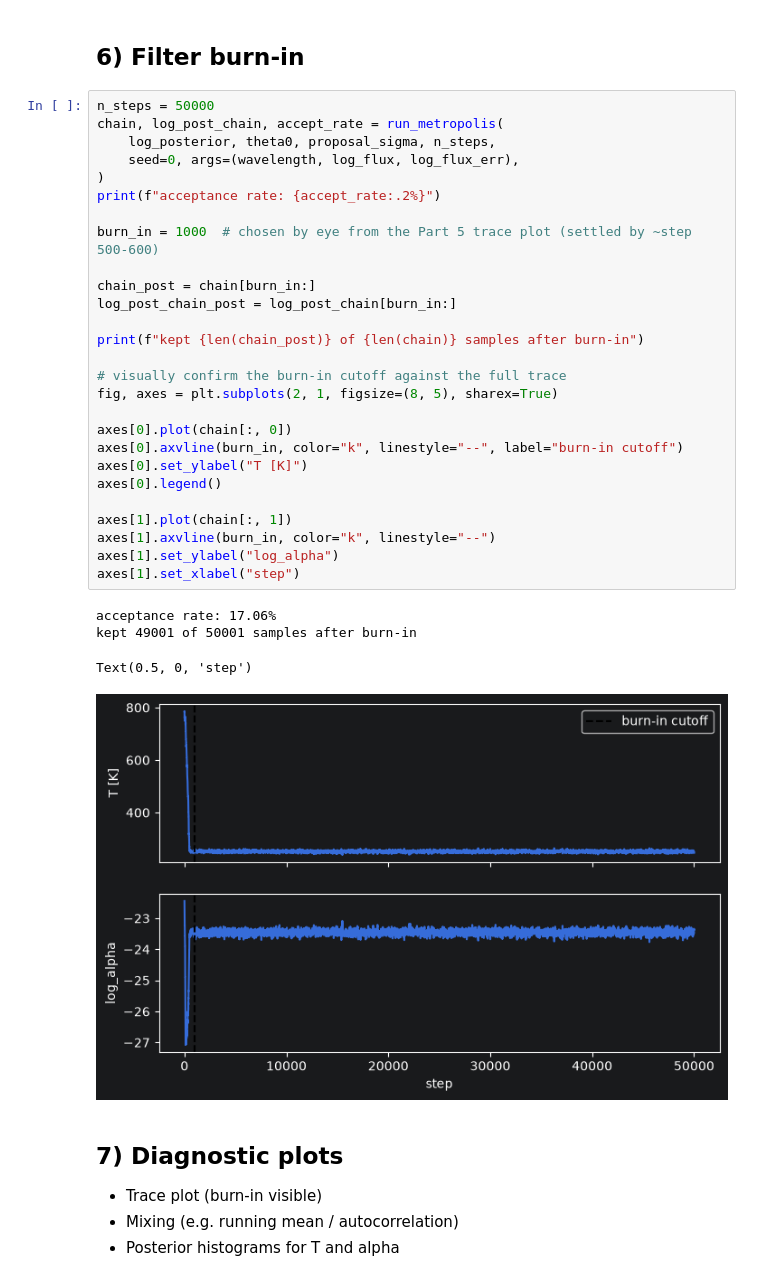
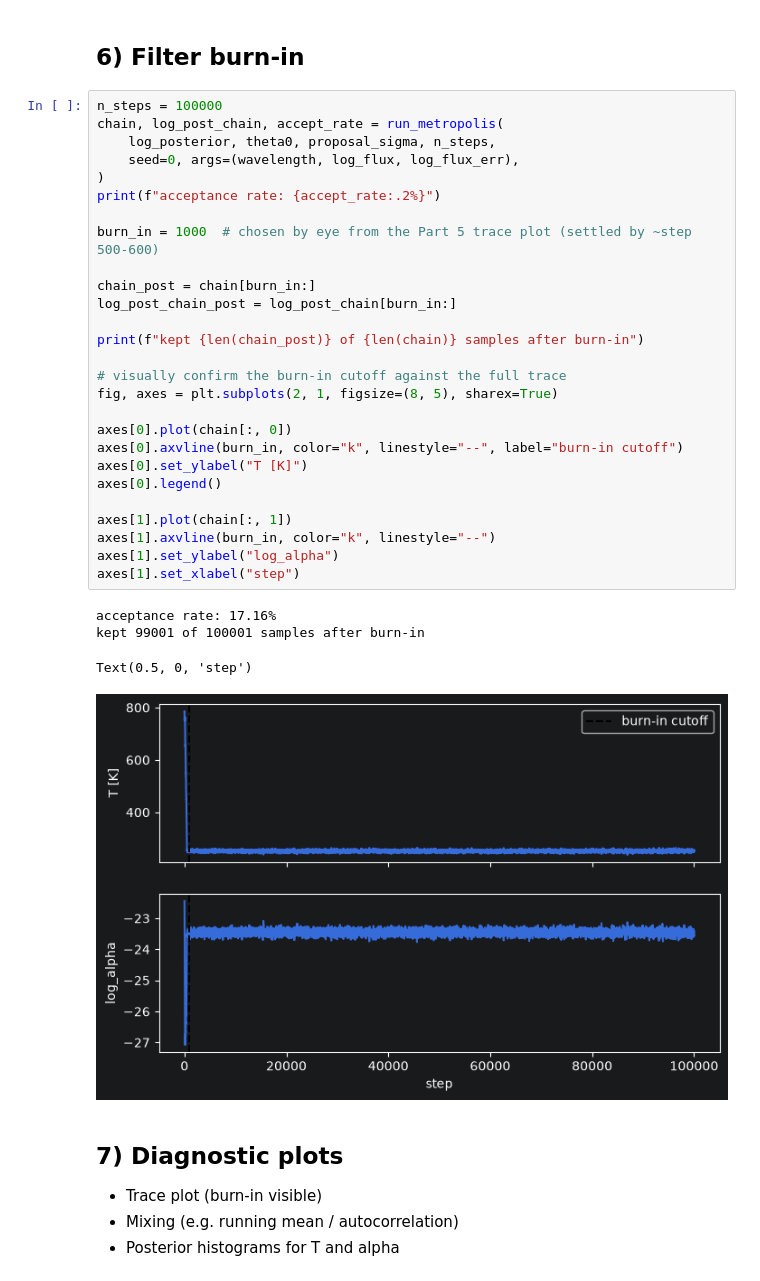
Before and after one commit to Y1nfinity/Astrostatistics, a Jupyter notebook: Lab_2/lab2.ipynb, the cells around one changed output. Drawn from its saved outputs; the diff is of its cells as text.

```diff
--- a/Lab_2/lab2.ipynb
+++ b/Lab_2/lab2.ipynb
@@ -222,37 +212,37 @@ proposal_sigma = [5.  0.1], acceptance rate = 18.78%
 # %% [markdown]
 ## 6) Filter burn-in
 # %%
-n_steps = 50000
+n_steps = 100000
 chain, log_post_chain, accept_rate = run_metropolis(
     log_posterior, theta0, proposal_sigma, n_steps,
     seed=0, args=(wavelength, log_flux, log_flux_err),
 )
 print(f"acceptance rate: {accept_rate:.2%}")
 
 burn_in = 1000  # chosen by eye from the Part 5 trace plot (settled by ~step 500-600)
 
 chain_post = chain[burn_in:]
 log_post_chain_post = log_post_chain[burn_in:]
 
 print(f"kept {len(chain_post)} of {len(chain)} samples after burn-in")
 
 # visually confirm the burn-in cutoff against the full trace
 fig, axes = plt.subplots(2, 1, figsize=(8, 5), sharex=True)
 
 axes[0].plot(chain[:, 0])
 axes[0].axvline(burn_in, color="k", linestyle="--", label="burn-in cutoff")
 axes[0].set_ylabel("T [K]")
 axes[0].legend()
 
 axes[1].plot(chain[:, 1])
 axes[1].axvline(burn_in, color="k", linestyle="--")
 axes[1].set_ylabel("log_alpha")
 axes[1].set_xlabel("step")
 # %% [output]
-acceptance rate: 17.06%
-kept 49001 of 50001 samples after burn-in
+acceptance rate: 17.16%
+kept 99001 of 100001 samples after burn-in
 Text(0.5, 0, 'step')
-[figure, old version]
+[figure, new version]
 # %% [markdown]
 ## 7) Diagnostic plots
 
```
Also changed, not shown: parts of 14 cells of this notebook.
